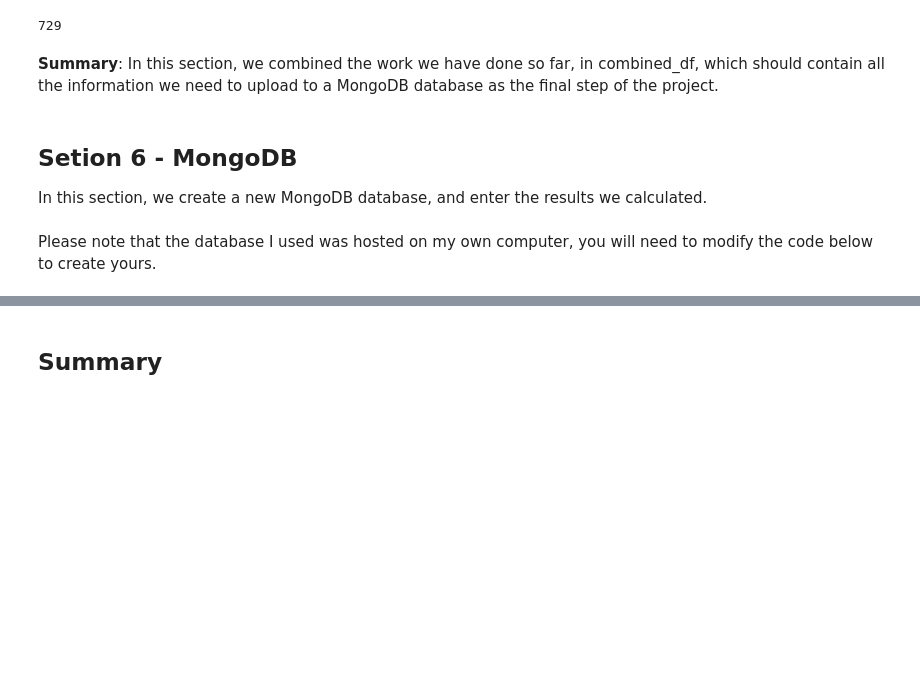
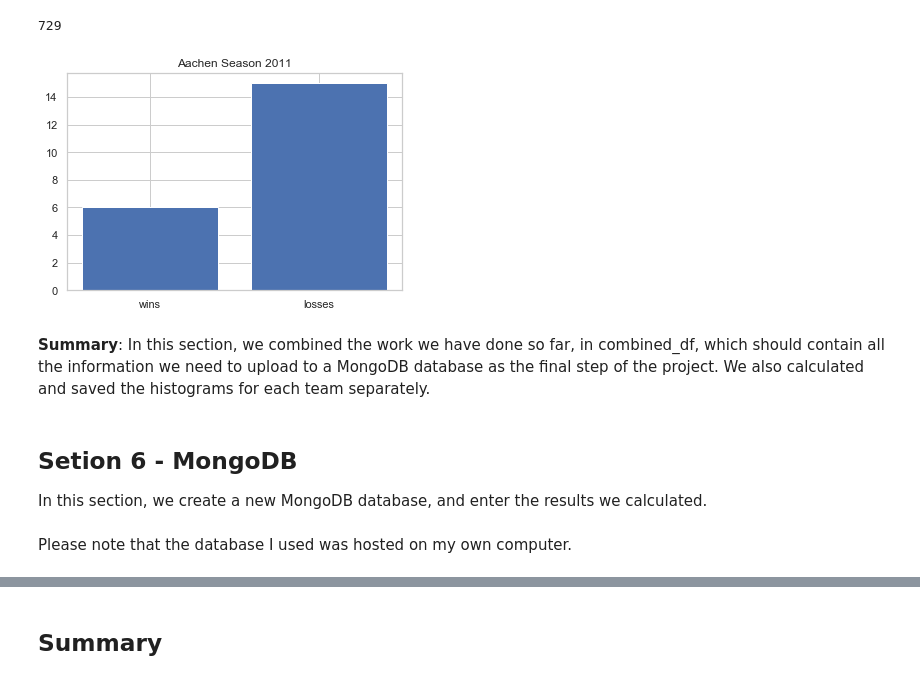
Before and after one commit to MatePocs/Flatiron_Project2, a Jupyter notebook: index.ipynb, the cells around one changed output, grey strips where cells are left out. Drawn from its saved outputs; the diff is of its cells as text; code cells hidden in the pictures; blank space fills up the shorter version.

```diff
--- a/index.ipynb
+++ b/index.ipynb
@@ -529,7 +529,7 @@ If you are not running the API sections, the rainy days can be imported from a .
 # uncomment to import the rainy_days_2011_df from a .csv
 # as a default, this df is created in the previous section
 
-# rainy_days_2011_df = pd.read_csv('season2011_rainydays')
+rainy_days_2011_df = pd.read_csv('season2011_rainydays')
 # %%
 # creating a list of rainy days
 list_of_rainy_dates = rainy_days_2011_df[rainy_days_2011_df['rain_bool'] == True]['date']
@@ -751,3 +751,7 @@ combined_df.losses.sum()
 729
 # %%
 # everything seems to be in order
+# %%
+# as a last step to the dataframe, create rainy_day_winratio
+combined_df['rainy_day_winratio'] = \
+combined_df['rainy_wins'] / (combined_df['rainy_wins'] + combined_df['rainy_losses'])
@@ -753,0 +762,6 @@ combined_df.losses.sum()
+# %%
+plt.bar(x = ['wins', 'losses'], height = [combined_df.iloc[0]['wins'], combined_df.iloc[0]['losses']])
+plt.title(combined_df.iloc[0]['team_name'] + " Season 2011")
+plt.savefig('charts/winloss_hist_0.png')
+# %% [output]
+[figure, added]
@@ -754,7 +775,7 @@ combined_df.losses.sum()
 # %% [markdown]
-__Summary__: In this section, we combined the work we have done so far, in combined_df, which should contain all the information we need to upload to a MongoDB database as the final step of the project.
+__Summary__: In this section, we combined the work we have done so far, in combined_df, which should contain all the information we need to upload to a MongoDB database as the final step of the project. We also calculated and saved the histograms for each team separately.
 # %% [markdown]
 ## Setion 6 - MongoDB
 In this section, we create a new MongoDB database, and enter the results we calculated.
 <br><br>
-Please note that the database I used was hosted on my own computer, you will need to modify the code below to create yours.
+Please note that the database I used was hosted on my own computer.
```
Also changed, not shown: parts of 12 cells of this notebook.
